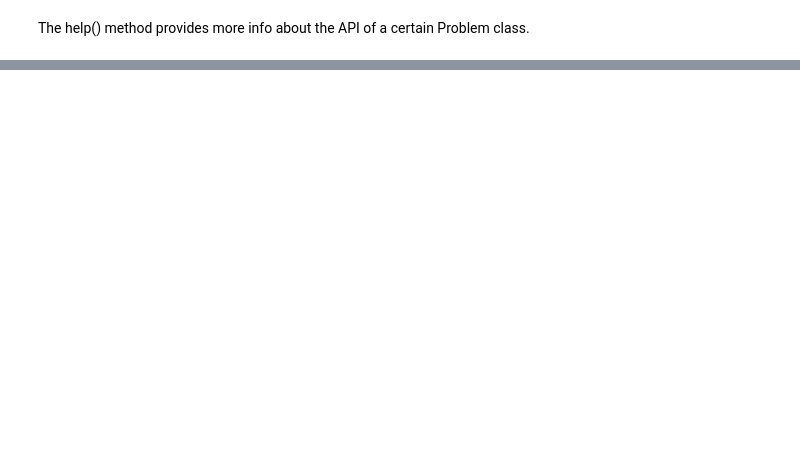
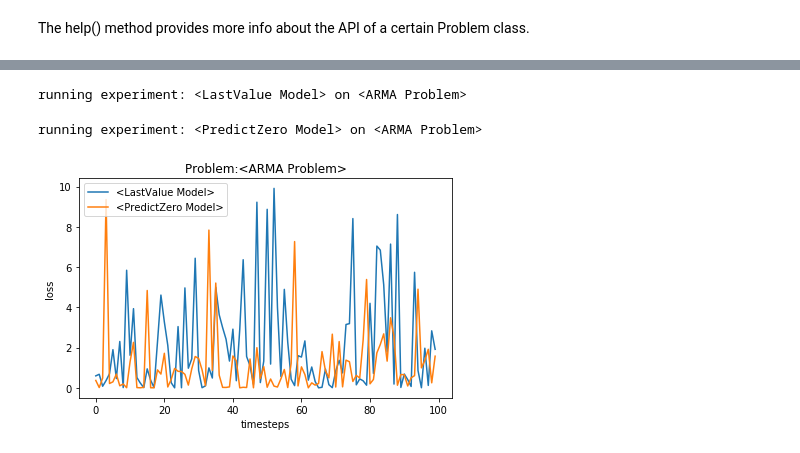
Before and after one commit to MinRegret/TigerControl, a Jupyter notebook: notebooks/quickstart.ipynb, the cells around one changed output, grey strips where cells are left out. Drawn from its saved outputs; the diff is of its cells as text; code cells hidden in the pictures; blank space fills up the shorter version.

```diff
--- a/notebooks/quickstart.ipynb
+++ b/notebooks/quickstart.ipynb
@@ -42,0 +78,22 @@ model.initialize()
+# %%
+import ctsb
+from ctsb.problems.time_series import Crypto
+from ctsb.problems.control.arma import ARMA
+from ctsb.models.time_series.last_value import LastValue
+from ctsb.models.time_series.predict_zero import PredictZero
+from ctsb.utils.experiment import Experiment
+import jax.numpy as np
+import matplotlib.pyplot as plt
+
+def test_single_problem_experiment_intialize(steps=100):
+    exp = Experiment()
+    MSE = lambda y_true, y_pred: (y_true - y_pred)**2
+    exp.initialize(MSE, problem_id="ARMA-v0", problem_params={'p': 3, 'q':3}, model_id_list=['LastValue', 'PredictZero'])
+    exp.run_all_experiments(steps)
+    exp.plot_all_problem_results()
+
+test_single_problem_experiment_intialize()
+# %% [output]
+running experiment: <LastValue Model> on <ARMA Problem>
+running experiment: <PredictZero Model> on <ARMA Problem>
+[figure, added]
```
Also changed, not shown: parts of 7 cells of this notebook.
